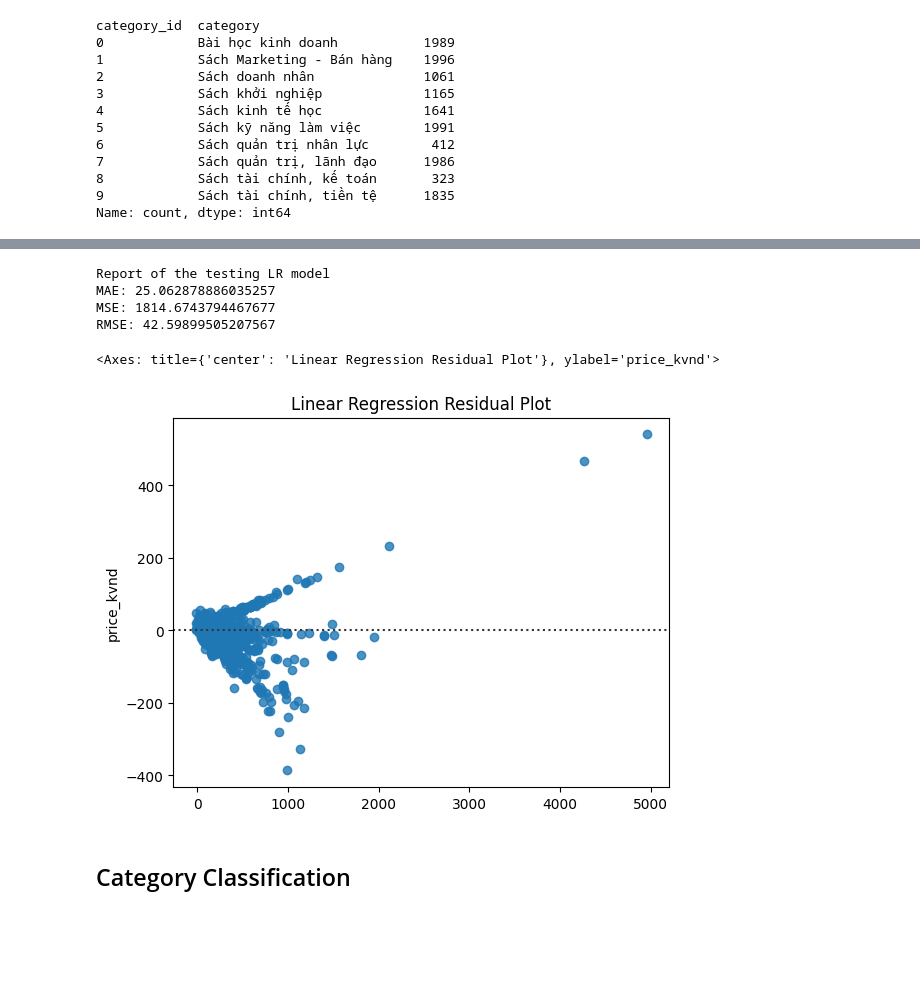
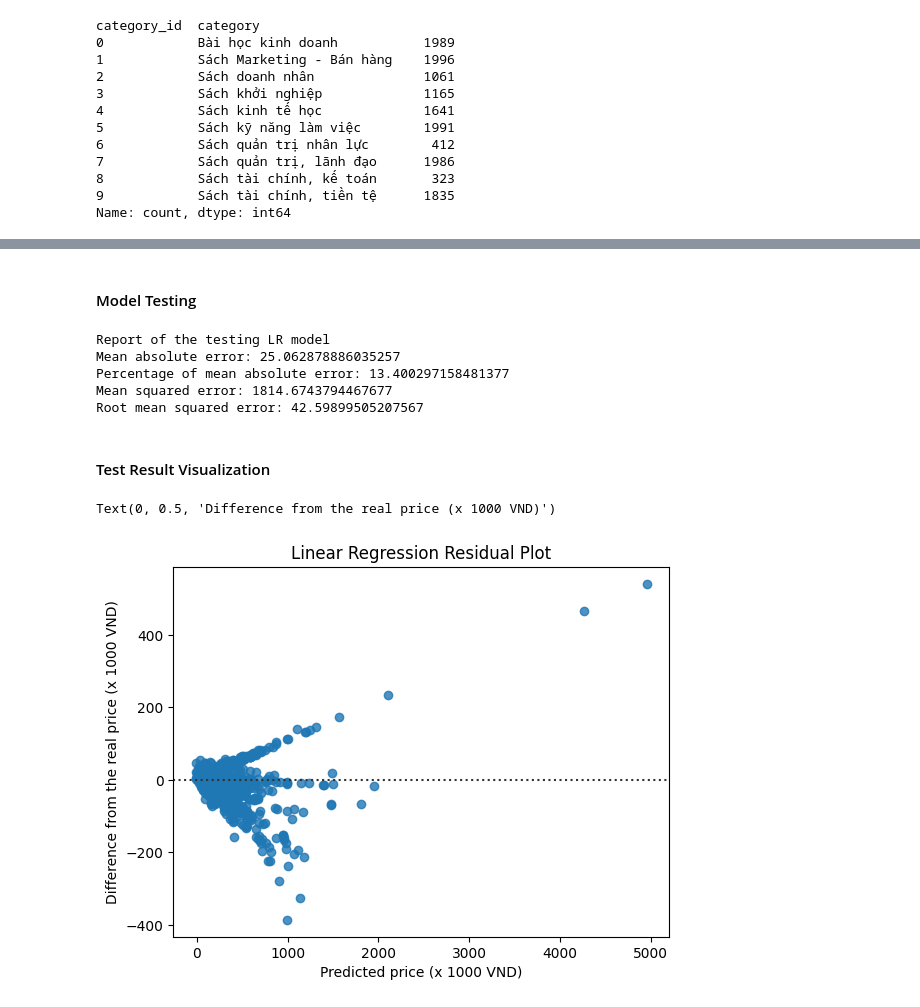
Before and after one commit to luongtien257/DataGeniusProject, a Jupyter notebook: ML_Model/ML_Model.ipynb, the cells around one changed output, grey strips where cells are left out. Saved outputs shown, nothing was run; the diff lists cells and outputs as text; code cells hidden in the pictures; blank space fills up the shorter version.

```diff
--- a/ML_Model/ML_Model.ipynb
+++ b/ML_Model/ML_Model.ipynb
@@ -135,3 +152,5 @@ RMSE: 35.414584408099444
+# %% [markdown]
+#### Model Testing
 # %%
 # Run the model on test dataset
 yhat_test_lr = model_lr.predict(x_test_lr_rescale)
@@ -139,18 +158,22 @@ yhat_test_lr = model_lr.predict(x_test_lr_rescale)
 # Show the report
 print('Report of the testing LR model')
 print('Mean absolute error:', mean_absolute_error(y_test_lr, yhat_test_lr))
+print('Percentage of mean absolute error:', mean_absolute_error(y_test_lr, yhat_test_lr) / np.mean(yhat_test_lr) * 100)
 print('Mean squared error:', mean_squared_error(y_test_lr, yhat_test_lr))
 print('Root mean squared error:', np.sqrt(mean_squared_error(y_test_lr, yhat_test_lr)))
 # %% [output]
 Report of the testing LR model
-MAE: 25.062878886035257
-MSE: 1814.6743794467677
-RMSE: 42.59899505207567
+Mean absolute error: 25.062878886035257
+Percentage of mean absolute error: 13.400297158481377
+Mean squared error: 1814.6743794467677
+Root mean squared error: 42.59899505207567
-# %%
-plt.title('Linear Regression Residual Plot')
-sns.residplot(x = yhat_test_lr, y = y_test_lr)
-# %% [output]
-<Axes: title={'center': 'Linear Regression Residual Plot'}, ylabel='price_kvnd'>
-[figure, removed]
-# %% [markdown]
-## Category Classification
+# %% [markdown]
+#### Test Result Visualization
+# %%
+sns.residplot(x = yhat_test_lr, y = y_test_lr)
+plt.title('Linear Regression Residual Plot')
+plt.xlabel('Predicted price (x 1000 VND)')
+plt.ylabel('Difference from the real price (x 1000 VND)')
+# %% [output]
+Text(0, 0.5, 'Difference from the real price (x 1000 VND)')
+[figure, added]
```
Also changed, not shown: parts of 25 cells of this notebook, 1 other file.
